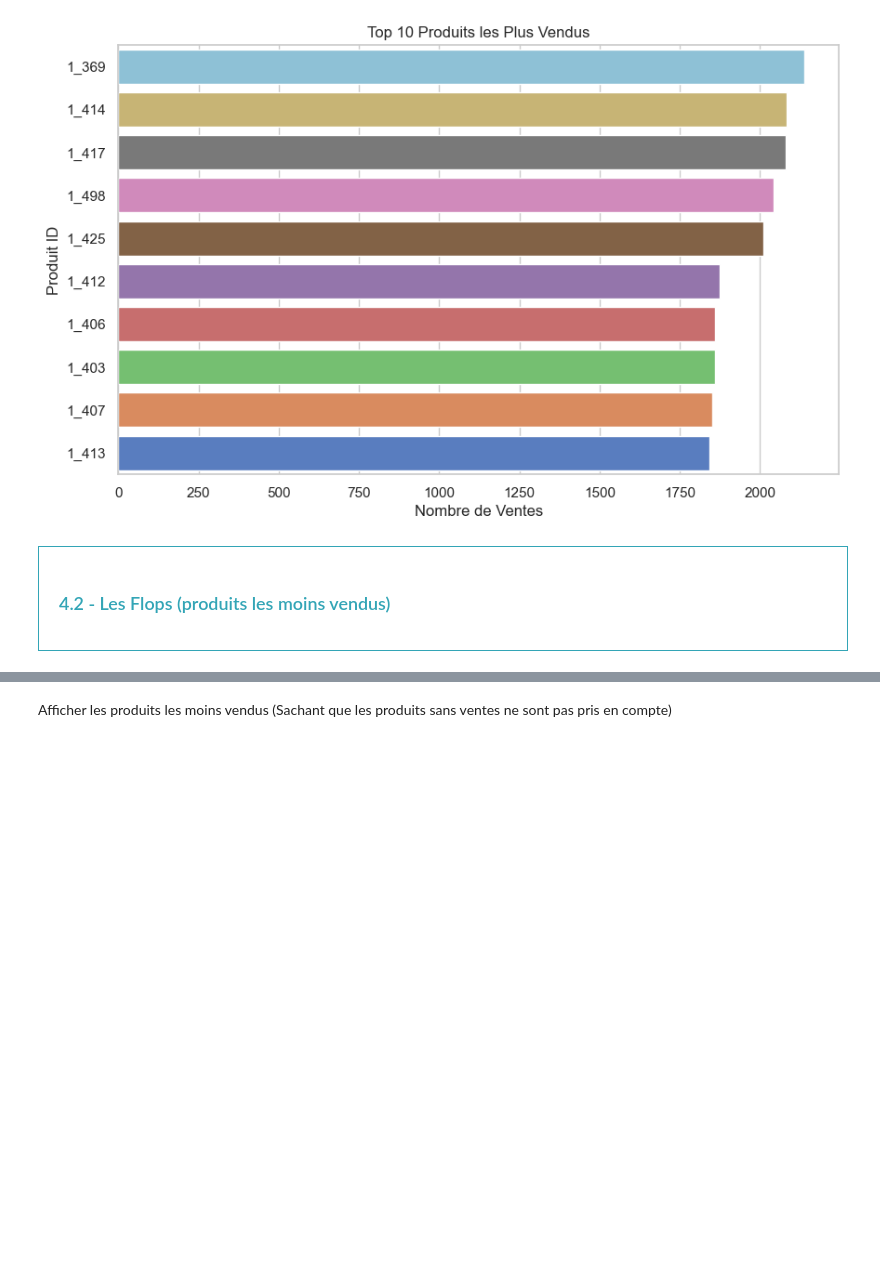
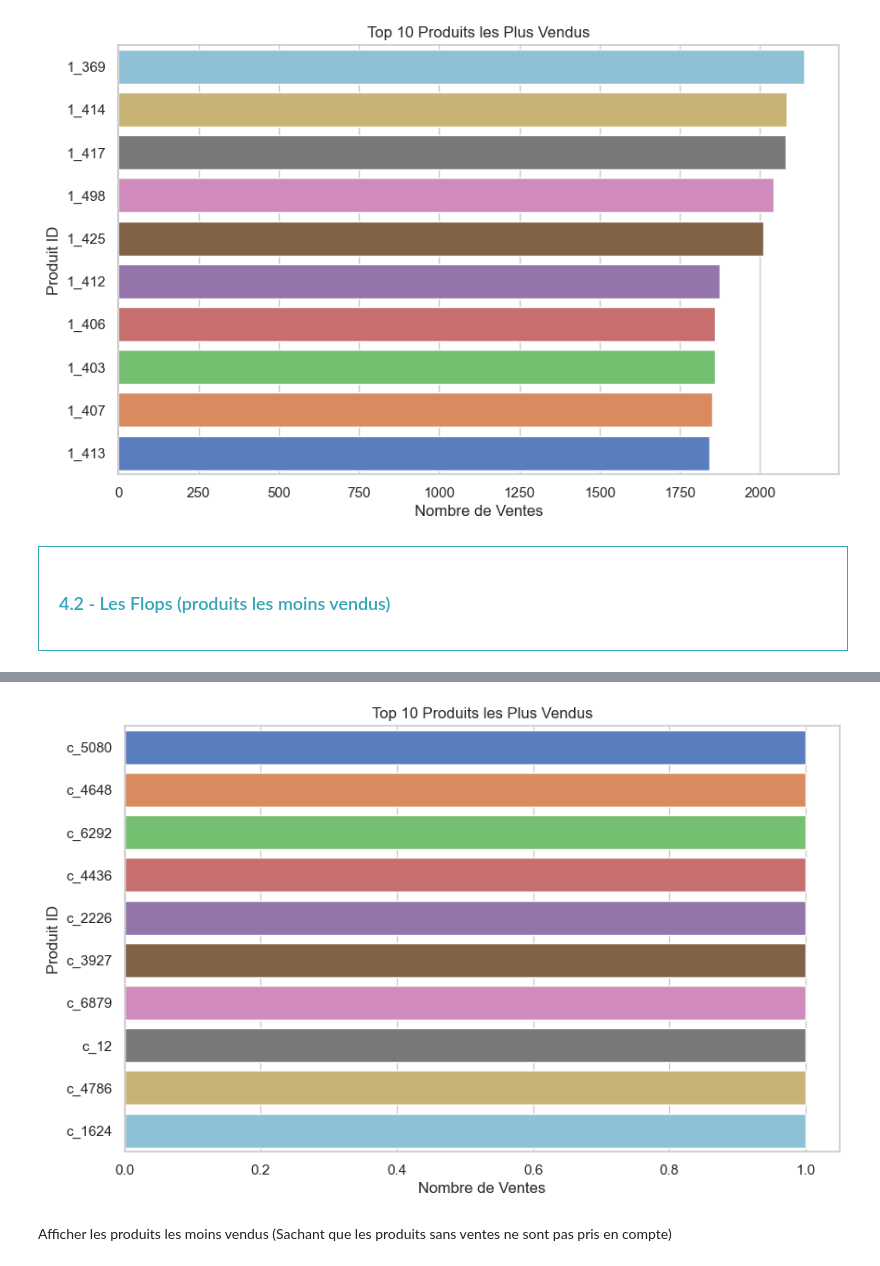
Before and after one commit to obenmaha/analyse-ventes-librairie, a Jupyter notebook: Analyse des Vente_V2.ipynb, the cells around one changed output, grey strips where cells are left out. Drawn from its saved outputs; the diff is of its cells as text; code cells hidden in the pictures; blank space fills up the shorter version.

```diff
--- a/Analyse des Vente_V2.ipynb
+++ b/Analyse des Vente_V2.ipynb
@@ -657,0 +643,3 @@ Name: count, dtype: int64
+# %%
+flop_products_10 = client_purchase_counts.tail(10)
+print(flop_products_10)
@@ -658,3 +659,13 @@ Name: count, dtype: int64
+# %%
+# Créer un graphique en barres
+plt.figure(figsize=(10, 6))
+sns.barplot(x=flop_products_10.values, y=flop_products_10.index,hue=flop_products_10.index,palette='muted',legend=False)
+plt.title("Top 10 Produits les Plus Vendus")
+plt.xlabel("Nombre de Ventes")
+plt.ylabel("Produit ID")
+plt.show()
+# %% [output]
+[figure, added]
 # %% [markdown]
 Afficher les produits les moins vendus (Sachant que les produits sans ventes ne sont pas pris en compte)
 # %%
```
Also changed, not shown: parts of 17 cells of this notebook, 1 other file.
